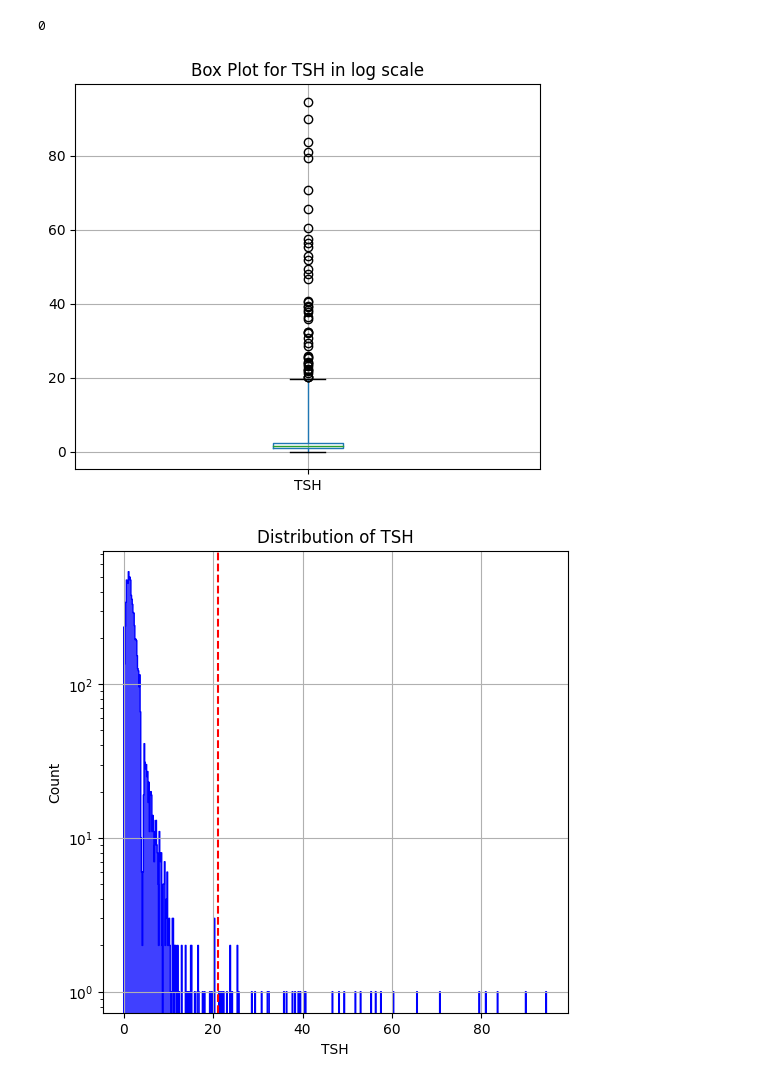
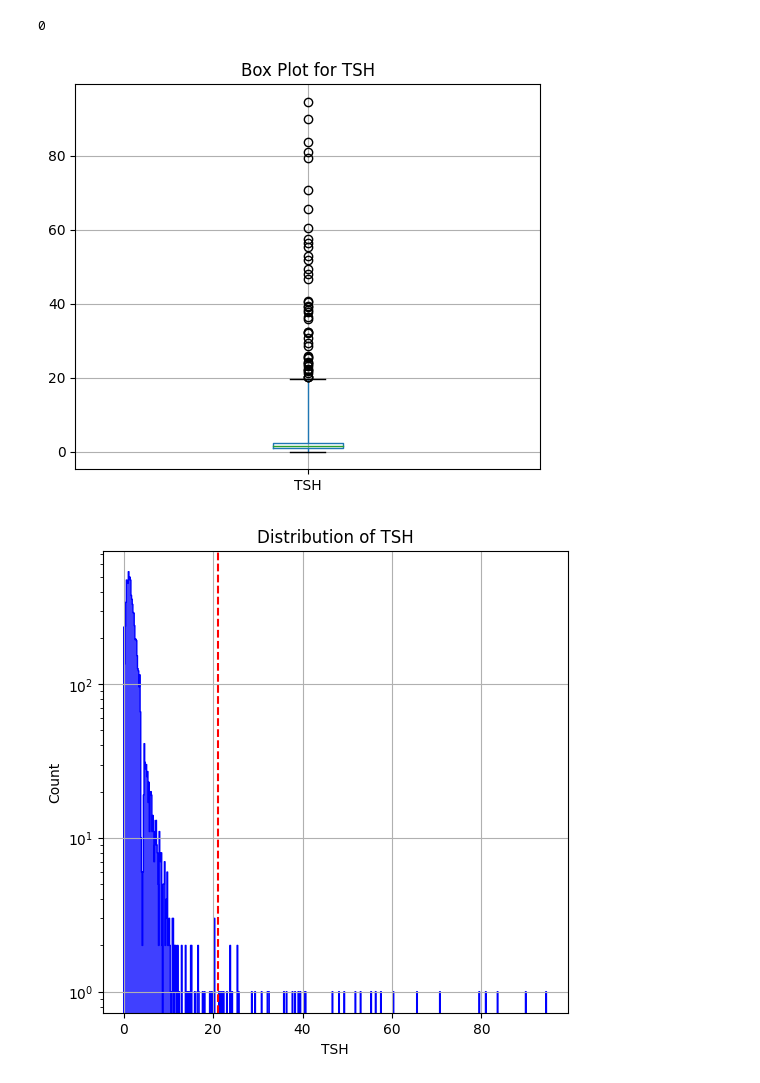
Before and after one commit to davide-marchi/clinical-data-encoding, a Jupyter notebook: Cleaning_Data.ipynb, the cells around one changed output. Cells and saved outputs as stored; diff of their text form; code cells hidden in the pictures.

```diff
--- a/Cleaning_Data.ipynb
+++ b/Cleaning_Data.ipynb
@@ -403,11 +403,11 @@ chl_dataset.TSH.isna().sum()
 # %%
 boxplot_func(columns_of_interest="TSH",
              data_frame=chl_dataset,
              whis=12,
-             title="Box Plot for TSH in log scale",
+             title="Box Plot for TSH",
              figsize=(6,5))
 # %% [output]
-[figure, old version]
+[figure, new version]
 # %%
 sea_histogram(dataframe_to_plot=chl_dataset,
               column_of_interest="TSH",
```
Also changed, not shown: parts of 7 cells of this notebook.
